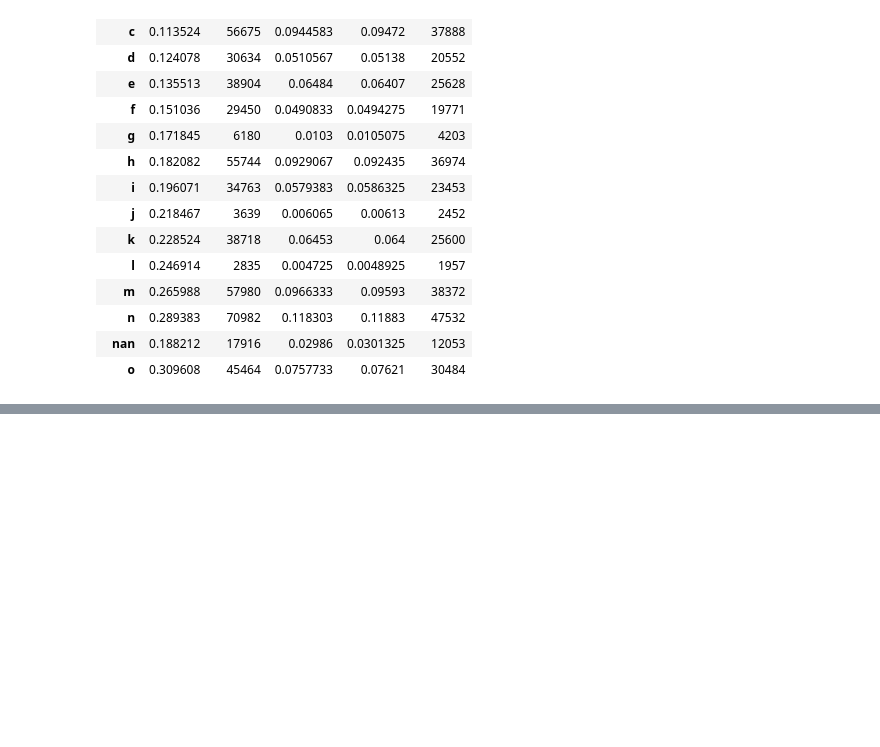
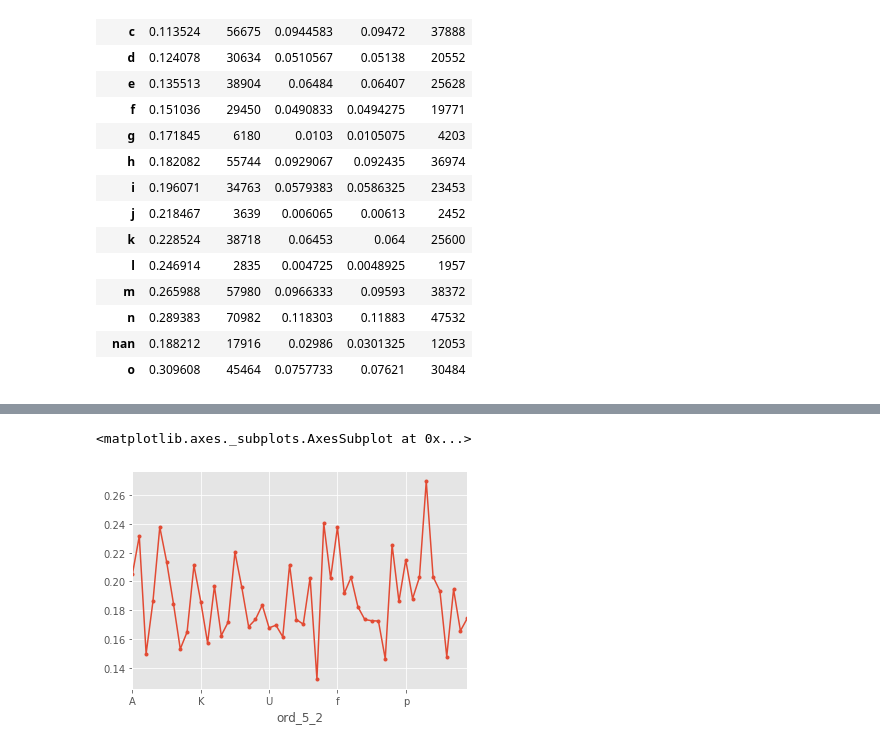
Before and after one commit to viktorsapozhok/cafeen, a Jupyter notebook: notebooks/6_imputer.ipynb, the cells around one changed output, grey strips where cells are left out. Cells and saved outputs as stored; diff of their text form; code cells hidden in the pictures; blank space fills up the shorter version.

```diff
--- a/notebooks/6_imputer.ipynb
+++ b/notebooks/6_imputer.ipynb
@@ -170,0 +225,5 @@ plt.plot(range(len(prob)), prob, marker='o')
+# %%
+df['ord_5_2'] = df['ord_5'].str[1]
+_df, p_nan = show_feature(df, 'ord_5_2')
+print(f'p_nan: {p_nan:.5f}')
+_df.style.background_gradient(cmap='Pastel1')
@@ -170,0 +250,5 @@ plt.plot(range(len(prob)), prob, marker='o')
+# %%
+_df['mean'].plot(marker='.')
+# %% [output]
+<matplotlib.axes._subplots.AxesSubplot at 0x...>
+[figure, added]
```
Also changed, not shown: parts of 8 cells of this notebook, 3 other files.
